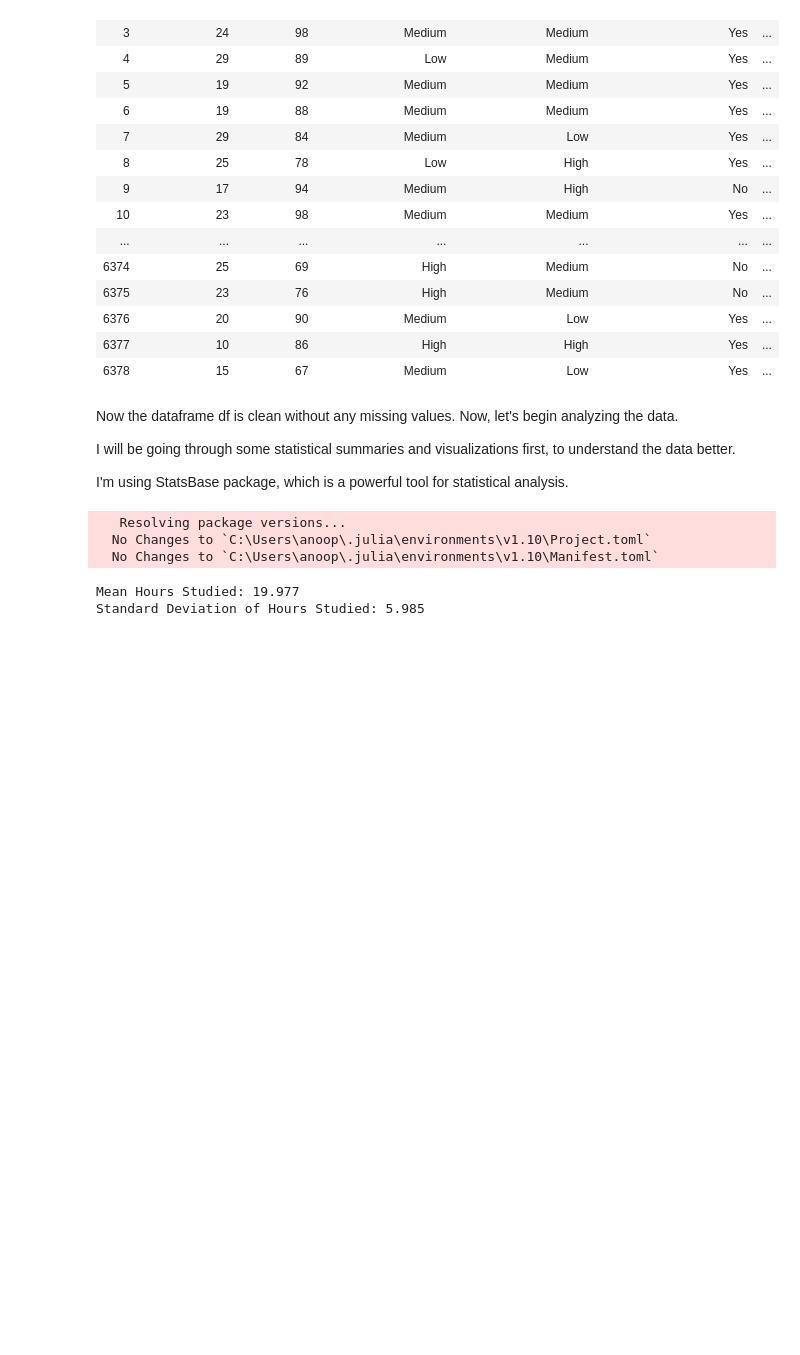
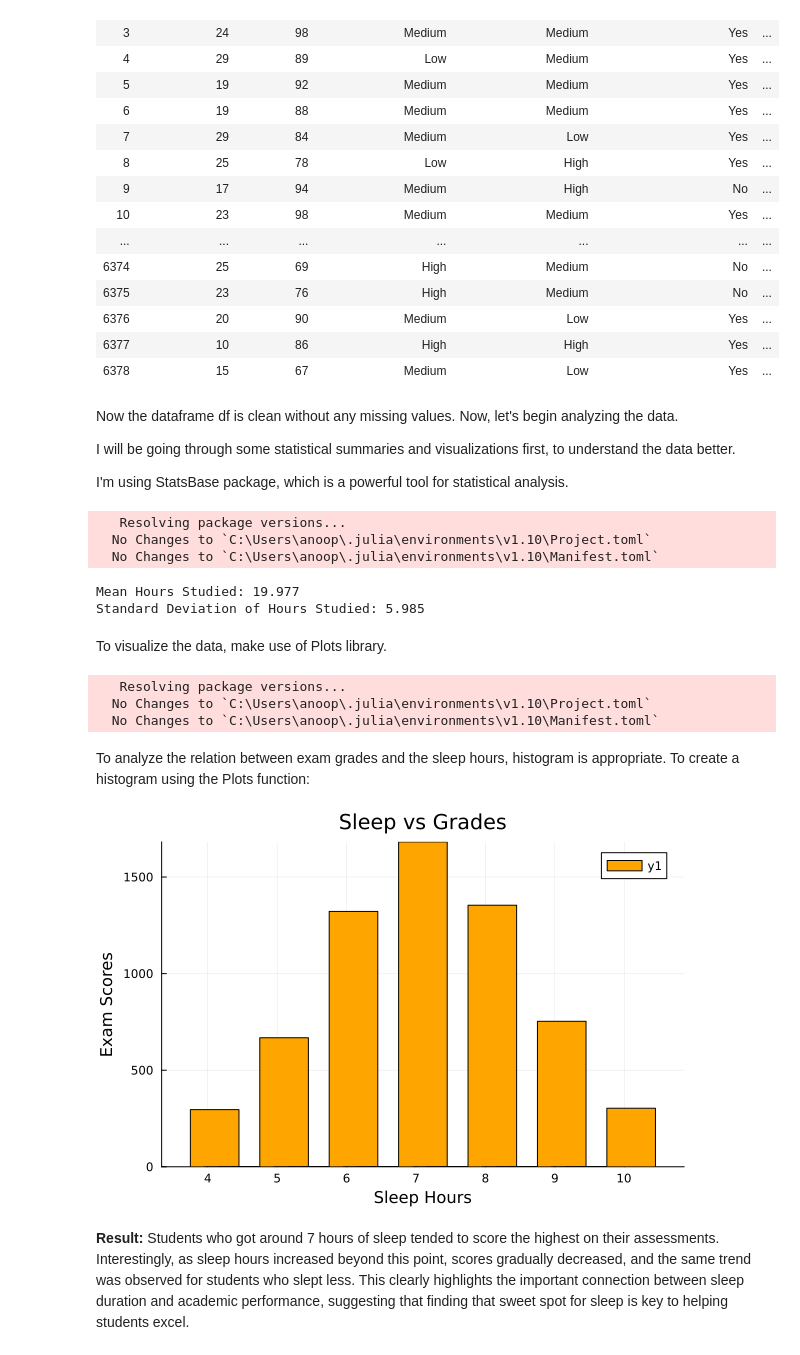
Before and after one commit to Jasper-Johansen/data_analysis_using_julia, a Jupyter notebook: Data_Analysis.ipynb, the cells around one changed output. Drawn from its saved outputs; the diff is of its cells as text; code cells hidden in the pictures; blank space fills up the shorter version.

Commit message:
- Add Plots
- Create histogram: Exam_Scores v Sleep_Hours

```diff
--- a/Data_Analysis.ipynb
+++ b/Data_Analysis.ipynb
@@ -179,3 +179,22 @@ println("Standard Deviation of Hours Studied: ", std_hours)
   No Changes to `C:\Users\anoop\.julia\environments\v1.10\Manifest.toml`
 Mean Hours Studied: 19.977
 Standard Deviation of Hours Studied: 5.985
+# %% [markdown]
+To visualize the data, make use of Plots library.
+# %%
+using Pkg
+Pkg.add("Plots")
+# %% [output]
+   Resolving package versions...
+  No Changes to `C:\Users\anoop\.julia\environments\v1.10\Project.toml`
+  No Changes to `C:\Users\anoop\.julia\environments\v1.10\Manifest.toml`
+# %% [markdown]
+To analyze the relation between exam grades and the sleep hours, histogram is appropriate. To create a histogram using the Plots function:
+# %%
+using Plots
+histogram(df.Exam_Score, df.Sleep_Hours, bar_width=0.7, color=:orange, title="Sleep vs Grades",xlabel="Sleep Hours", ylabel="Exam Scores")
+# %% [output]
+[figure, added]
+# %% [markdown]
+**Result:**
+Students who got around 7 hours of sleep tended to score the highest on their assessments. Interestingly, as sleep hours increased beyond this point, scores gradually decreased, and the same trend was observed for students who slept less. This clearly highlights the important connection between sleep duration and academic performance, suggesting that finding that sweet spot for sleep is key to helping students excel.
```
